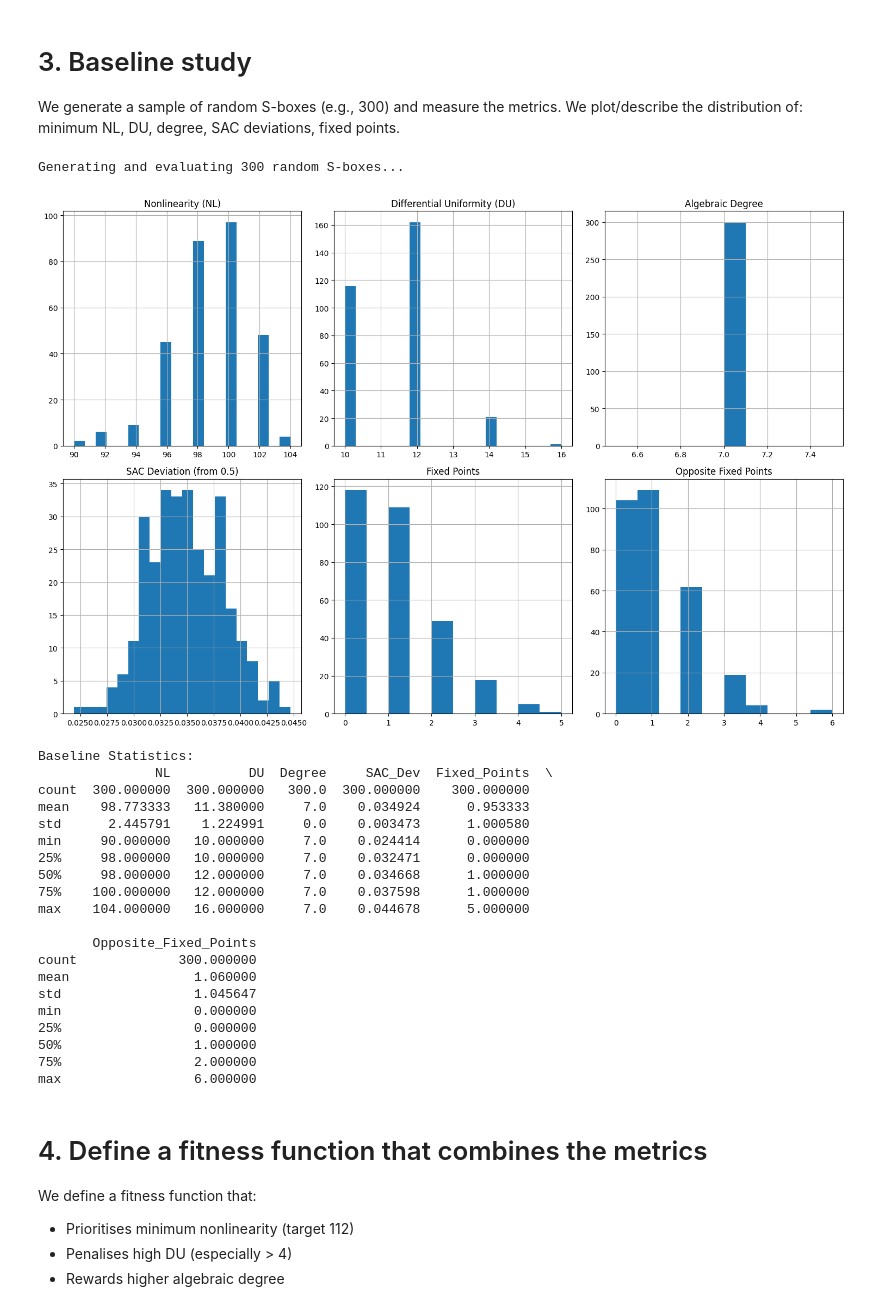
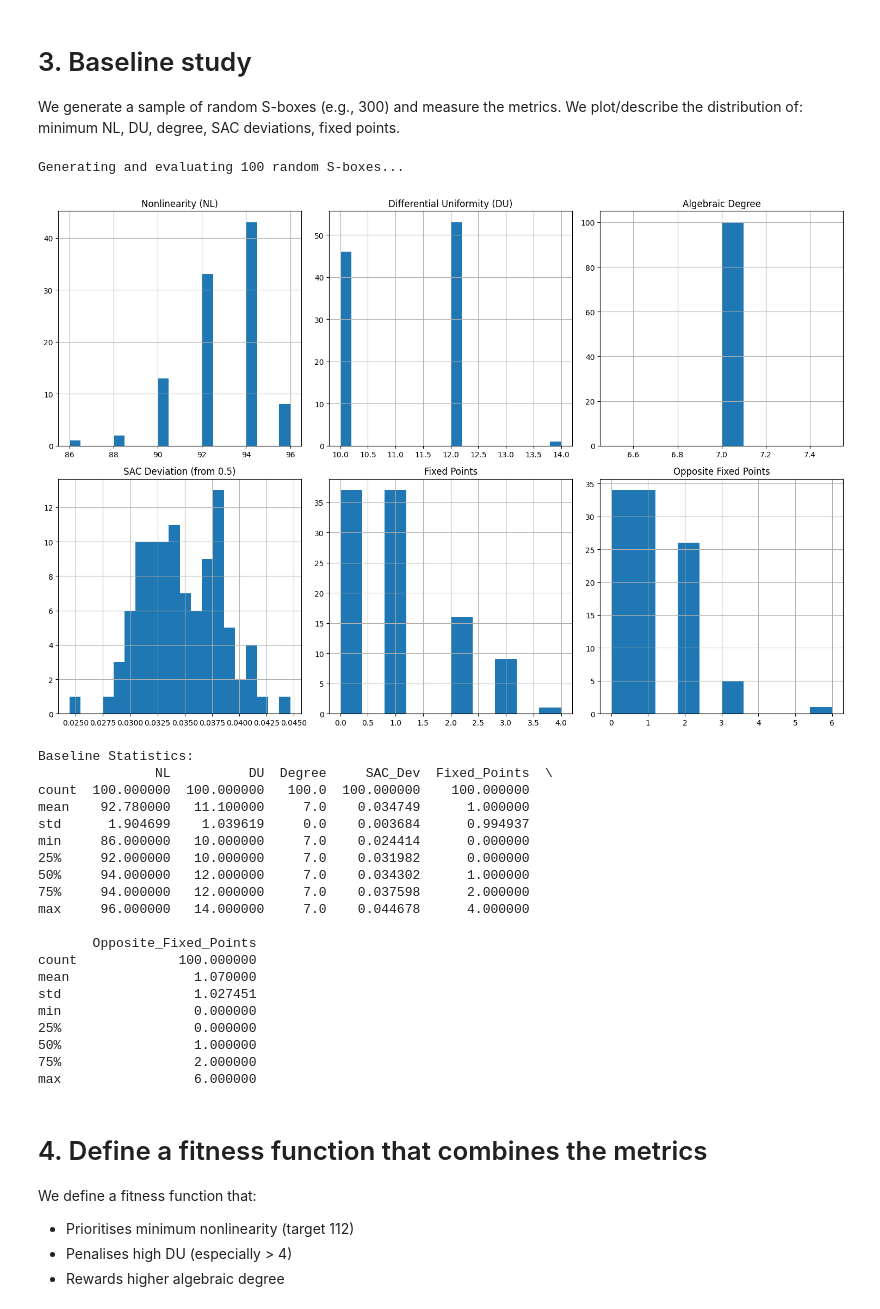
Before and after one commit to lucapl/ai-cryptography, a Jupyter notebook: project3/project3.ipynb, the cells around one changed output. Drawn from its saved outputs; the diff is of its cells as text; code cells hidden in the pictures.

Commit message:
Fixed nonlin and rerun

```diff
--- a/project3/project3.ipynb
+++ b/project3/project3.ipynb
@@ -34,7 +34,7 @@ def random_input():
     return byte2bit(np.random.randint(0,256,dtype=np.uint8))
 
 def random_sbox():
-    return np.random.permutation(256)
+    return np.random.permutation(256).astype(np.uint8)
 
 def get_bool_func(sbox: np.array, j=0):
     assert 0 <= j <= 7
@@ -134,19 +119,35 @@ AES_SBOX = np.array([0x63, 0x7C, 0x77, 0x7B, 0xF2, 0x6B, 0x6F, 0xC5, 0x30, 0x01,
             0xE1, 0xF8, 0x98, 0x11, 0x69, 0xD9, 0x8E, 0x94, 0x9B, 0x1E, 0x87, 0xE9, 0xCE, 0x55, 0x28, 0xDF,
             0x8C, 0xA1, 0x89, 0x0D, 0xBF, 0xE6, 0x42, 0x68, 0x41, 0x99, 0x2D, 0x0F, 0xB0, 0x54, 0xBB, 0x16],dtype=np.uint8)
 # %%
-def nonlinearity_bool(bool_func, j=0):
-    wave_vector = (-2*np.copy(bool_func))+1 # equivalent to np.power(-1, bool_func) for 0 and 1 (0->+1, 1->-1)
-    transformed = fwht(wave_vector) #can't get it faster
-    M = np.max(np.abs(transformed).astype(np.float64))
-    return 128 - (M/2)
+def boolean_components(sbox):
+    B = np.zeros((8, 256), dtype=np.int8)
+    for j in range(8):
+        B[j] = (sbox >> j) & 1
+    return B
+
+def nonlinearity_bool(bool_func):
+    wave_vector = (-2*bool_func)+1 # equivalent to np.power(-1, bool_func) for 0 and 1 (0->+1, 1->-1)
+    W = fwht(wave_vector) #can't get it faster
+    #M = np.max(np.abs(transformed).astype(np.int32))
+    return (1<<7) - (np.max(np.abs(W))>>1)
 
 # optimization goal
 def nonlinearity(sbox):
-    nonlins = []
-    for j in range(8):
-        bool_func = get_bool_func(sbox,j).astype(np.float64)
-        nonlins.append(nonlinearity_bool(bool_func,j))
-    return np.min(nonlins)
+    B = boolean_components(sbox)
+    min_nl = 128
+    for mask in np.arange(1,256,dtype=np.uint8):
+        a = ((mask>>np.arange(8))&1).astype(np.int8)
+        combined = (a @ B) & 1
+        # combined = np.bitwise_xor.reduce(
+        #     np.unpackbits(np.bitwise_and(mask,sbox)[:,np.newaxis],axis=1),
+        #     axis=1)
+        nl = nonlinearity_bool(combined)
+        if nl < min_nl:
+            min_nl = nl
+            if min_nl == 0:
+                break
+
+    return int(min_nl)
 # %%
 def differential_uniformity(sbox):
     n = 256
@@ -295,7 +296,7 @@ We generate a sample of random S-boxes (e.g., 300) and measure the metrics.
 We plot/describe the distribution of: minimum NL, DU, degree, SAC deviations, fixed points.
 # %%
 # Generate 300 random S-boxes
-baseline_samples = 300
+baseline_samples = 100
 baseline_data = []
 
 print(f"Generating and evaluating {baseline_samples} random S-boxes...")
@@ -318,51 +319,51 @@ for _ in range(baseline_samples):
         'Opposite_Fixed_Points': ofp
     })
 
 baseline_df = pd.DataFrame(baseline_data)
 
 # Plot distributions
 fig, axes = plt.subplots(2, 3, figsize=(15, 10))
-baseline_df['NL'].hist(ax=axes[0, 0], bins=20)
+baseline_df['NL'].astype('int32').hist(ax=axes[0, 0], bins=20)
 axes[0, 0].set_title('Nonlinearity (NL)')
 
 baseline_df['DU'].hist(ax=axes[0, 1], bins=20)
 axes[0, 1].set_title('Differential Uniformity (DU)')
 
 baseline_df['Degree'].hist(ax=axes[0, 2], bins=10)
 axes[0, 2].set_title('Algebraic Degree')
 
 baseline_df['SAC_Dev'].hist(ax=axes[1, 0], bins=20)
 axes[1, 0].set_title('SAC Deviation (from 0.5)')
 
 baseline_df['Fixed_Points'].hist(ax=axes[1, 1], bins=10)
 axes[1, 1].set_title('Fixed Points')
 
 baseline_df['Opposite_Fixed_Points'].hist(ax=axes[1, 2], bins=10)
 axes[1, 2].set_title('Opposite Fixed Points')
 
 plt.tight_layout()
 plt.show()
 
 print("Baseline Statistics:")
 print(baseline_df.describe())
 # %% [output]
-Generating and evaluating 300 random S-boxes...
+Generating and evaluating 100 random S-boxes...
-[figure, old version]
+[figure, new version]
 Baseline Statistics:
                NL          DU  Degree     SAC_Dev  Fixed_Points  \
-count  300.000000  300.000000   300.0  300.000000    300.000000
-mean    98.773333   11.380000     7.0    0.034924      0.953333
-std      2.445791    1.224991     0.0    0.003473      1.000580
-min     90.000000   10.000000     7.0    0.024414      0.000000
-25%     98.000000   10.000000     7.0    0.032471      0.000000
-50%     98.000000   12.000000     7.0    0.034668      1.000000
-75%    100.000000   12.000000     7.0    0.037598      1.000000
-max    104.000000   16.000000     7.0    0.044678      5.000000
+count  100.000000  100.000000   100.0  100.000000    100.000000
+mean    92.780000   11.100000     7.0    0.034749      1.000000
+std      1.904699    1.039619     0.0    0.003684      0.994937
+min     86.000000   10.000000     7.0    0.024414      0.000000
+25%     92.000000   10.000000     7.0    0.031982      0.000000
+50%     94.000000   12.000000     7.0    0.034302      1.000000
+75%     94.000000   12.000000     7.0    0.037598      2.000000
+max     96.000000   14.000000     7.0    0.044678      4.000000
 
        Opposite_Fixed_Points
-count             300.000000
-mean                1.060000
-std                 1.045647
+count             100.000000
+mean                1.070000
+std                 1.027451
 min                 0.000000
 25%                 0.000000
 50%                 1.000000
```
Also changed, not shown: parts of 21 cells of this notebook.
